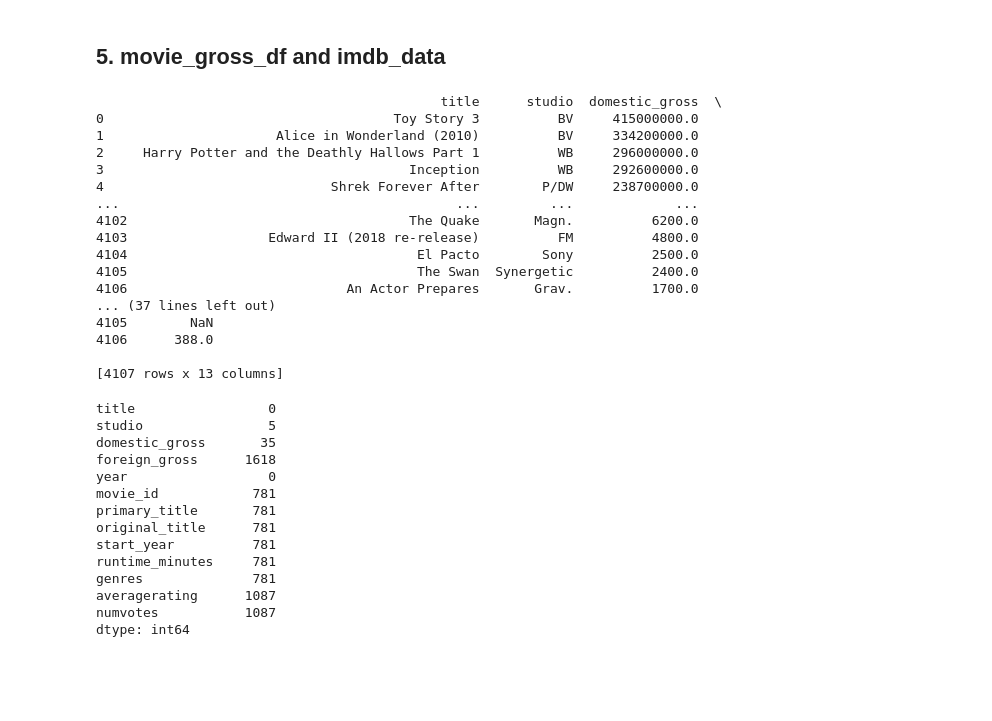
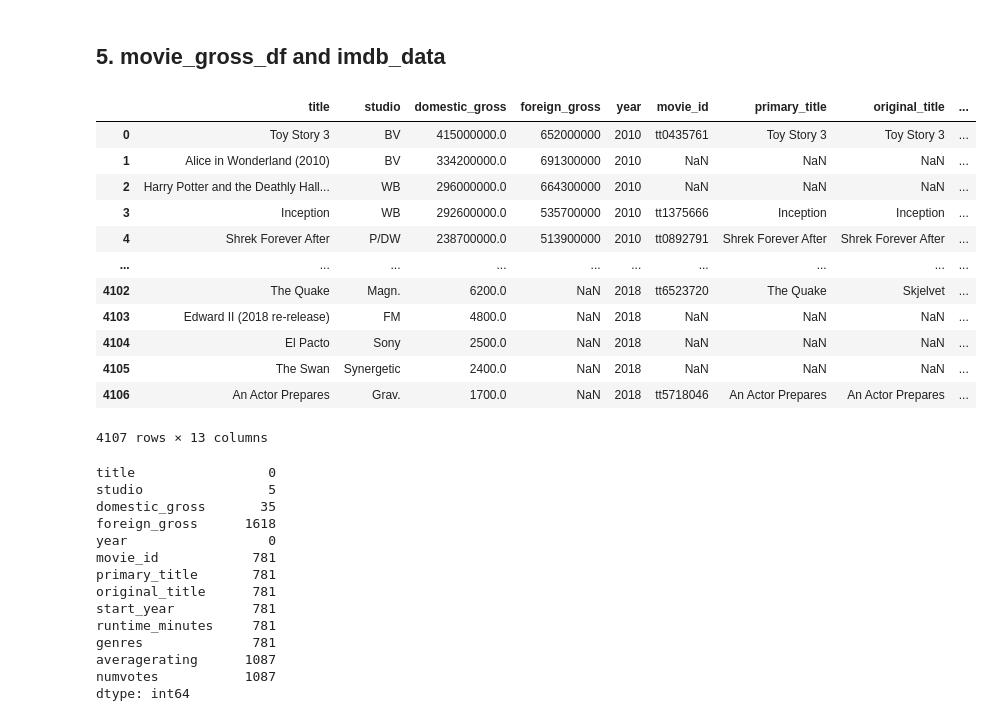
Before and after one commit to BLACKSPI/Phase2_project_group5, a Jupyter notebook: student.ipynb, the cells around one changed output. Saved outputs shown, nothing was run; the diff lists cells and outputs as text; code cells hidden in the pictures; blank space fills up the shorter version.

```diff
--- a/student.ipynb
+++ b/student.ipynb
@@ -607,25 +620,21 @@ merged_data_df.duplicated().sum()
 # %%
 # Merge imdb output to the movie_gross_df
 merged_data = pd.merge(movie_gross_df, imdb_data, left_on='title', right_on='primary_title', how='left')
-print(merged_data)
+merged_data
 # %% [output]
+|  | title | studio | domestic_gross | foreign_gross | year | movie_id | primary_title | original_title | ... |
+| 0 | Toy Story 3 | BV | 415000000.0 | 652000000 | 2010 | tt0435761 | Toy Story 3 | Toy Story 3 | ... |
+| 1 | Alice in Wonderland (2010) | BV | 334200000.0 | 691300000 | 2010 | NaN | NaN | NaN | ... |
+| 2 | Harry Potter and the Deathly Hall... | WB | 296000000.0 | 664300000 | 2010 | NaN | NaN | NaN | ... |
+| 3 | Inception | WB | 292600000.0 | 535700000 | 2010 | tt1375666 | Inception | Inception | ... |
+| 4 | Shrek Forever After | P/DW | 238700000.0 | 513900000 | 2010 | tt0892791 | Shrek Forever After | Shrek Forever After | ... |
+| ... | ... | ... | ... | ... | ... | ... | ... | ... | ... |
+| 4102 | The Quake | Magn. | 6200.0 | NaN | 2018 | tt6523720 | The Quake | Skjelvet | ... |
+| 4103 | Edward II (2018 re-release) | FM | 4800.0 | NaN | 2018 | NaN | NaN | NaN | ... |
+| 4104 | El Pacto | Sony | 2500.0 | NaN | 2018 | NaN | NaN | NaN | ... |
+| 4105 | The Swan | Synergetic | 2400.0 | NaN | 2018 | NaN | NaN | NaN | ... |
+| 4106 | An Actor Prepares | Grav. | 1700.0 | NaN | 2018 | tt5718046 | An Actor Prepares | An Actor Prepares | ... |
-                                            title      studio  domestic_gross  \
-0                                     Toy Story 3          BV     415000000.0
-1                      Alice in Wonderland (2010)          BV     334200000.0
-2     Harry Potter and the Deathly Hallows Part 1          WB     296000000.0
-3                                       Inception          WB     292600000.0
-4                             Shrek Forever After        P/DW     238700000.0
-...                                           ...         ...             ...
-4102                                    The Quake       Magn.          6200.0
-4103                  Edward II (2018 re-release)          FM          4800.0
-4104                                     El Pacto        Sony          2500.0
-4105                                     The Swan  Synergetic          2400.0
-4106                            An Actor Prepares       Grav.          1700.0
-... (37 lines left out)
-4105        NaN
-4106      388.0
-
-[4107 rows x 13 columns]
+4107 rows × 13 columns
 # %%
 # Check missing values in merged data
 print(merged_data.isna().sum())
```
Also changed, not shown: parts of 32 cells of this notebook, 8 other files.
